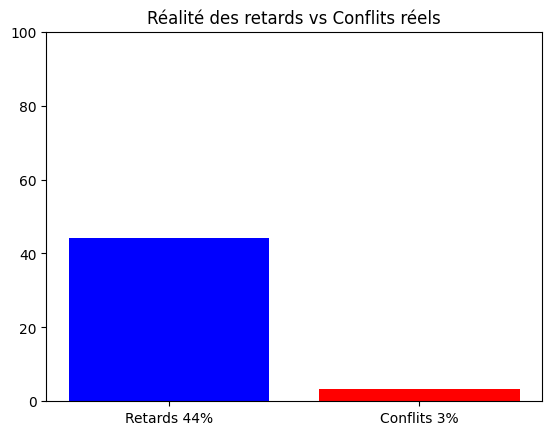
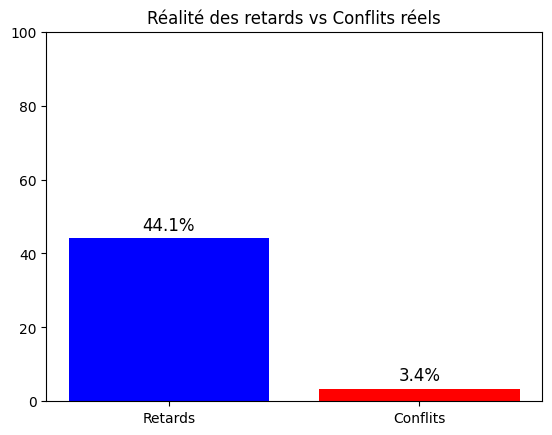
Code edit (unified diff) that turned the first committed figure into the second:
--- before
+++ after
@@ -1,5 +1,10 @@
 # forcer l'échelle à 100%
+bars = plt.bar(['Retards', 'Conflits'], [retard_pourcentage, conflits_pourcentage_global], color=['blue', 'red'])
+
 plt.ylim(0, 100)
-plt.bar(['Retards 44%', 'Conflits 3%'], [retard_pourcentage, conflits_pourcentage_global], color=['blue', 'red'])
 plt.title("Réalité des retards vs Conflits réels")
+
+#ajout des valeurs
+plt.bar_label(bars, fmt='%.1f%%', padding=3, fontsize=12) 
+
 plt.show()

Commit: Bloc 5 Projet getaround update eda